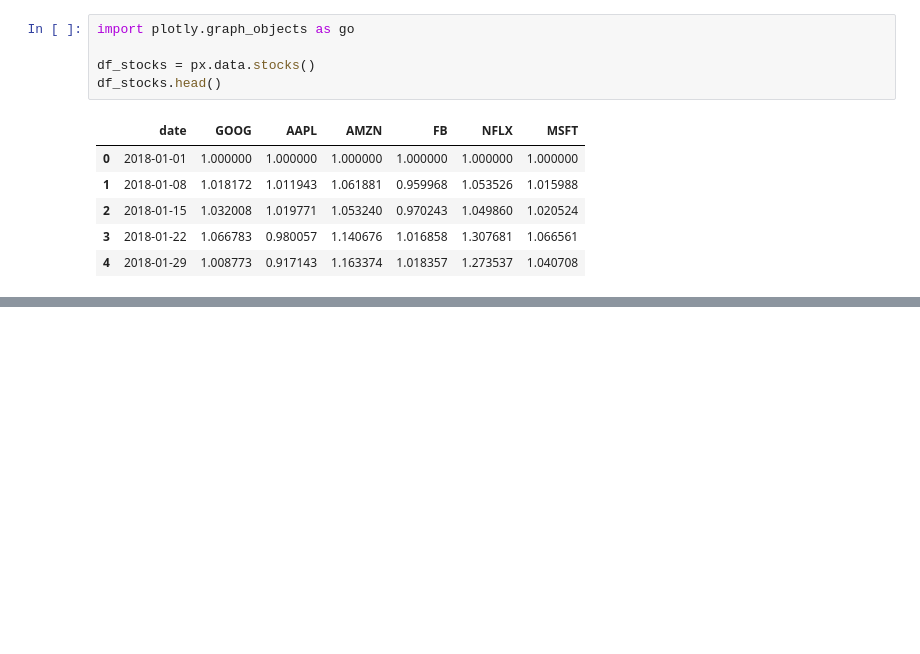
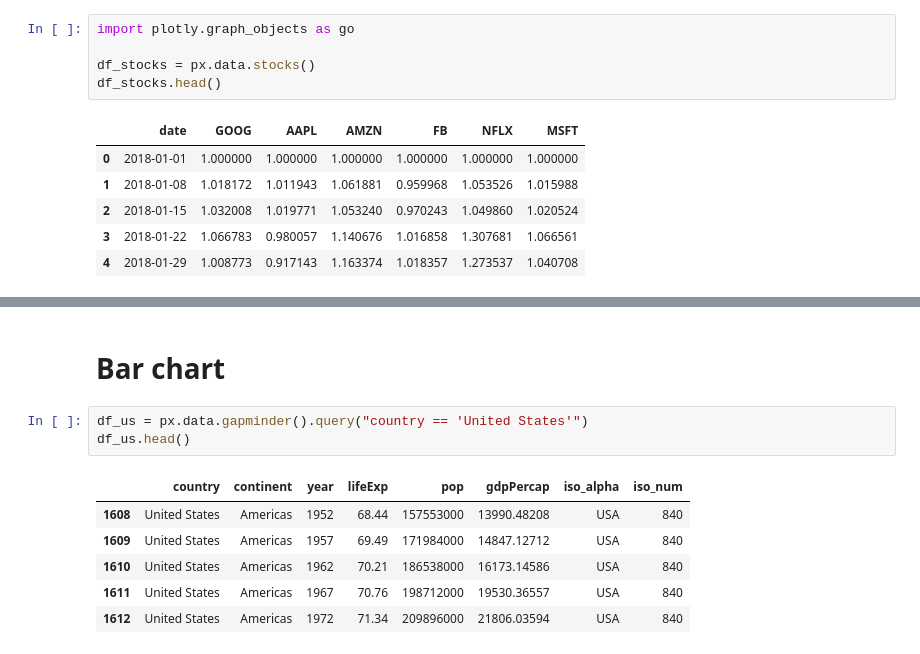
Before and after one commit to yash-meshram/plotly, a Jupyter notebook: plotly.ipynb, the cells around one changed output, grey strips where cells are left out. Drawn from its saved outputs; the diff is of its cells as text; blank space fills up the shorter version.

Commit message:
second commit
Bar chart

```diff
--- a/plotly.ipynb
+++ b/plotly.ipynb
@@ -101,3 +101,15 @@ fig.update_layout(
 )
 # %% [output]
 [interactive output not drawn]
+# %% [markdown]
+# Bar chart
+# %%
+df_us = px.data.gapminder().query("country == 'United States'")
+df_us.head()
+# %% [output]
+|  | country | continent | year | lifeExp | pop | gdpPercap | iso_alpha | iso_num |
+| 1608 | United States | Americas | 1952 | 68.44 | 157553000 | 13990.48208 | USA | 840 |
+| 1609 | United States | Americas | 1957 | 69.49 | 171984000 | 14847.12712 | USA | 840 |
+| 1610 | United States | Americas | 1962 | 70.21 | 186538000 | 16173.14586 | USA | 840 |
+| 1611 | United States | Americas | 1967 | 70.76 | 198712000 | 19530.36557 | USA | 840 |
+| 1612 | United States | Americas | 1972 | 71.34 | 209896000 | 21806.03594 | USA | 840 |
```
Also changed, not shown: parts of 7 cells of this notebook.
